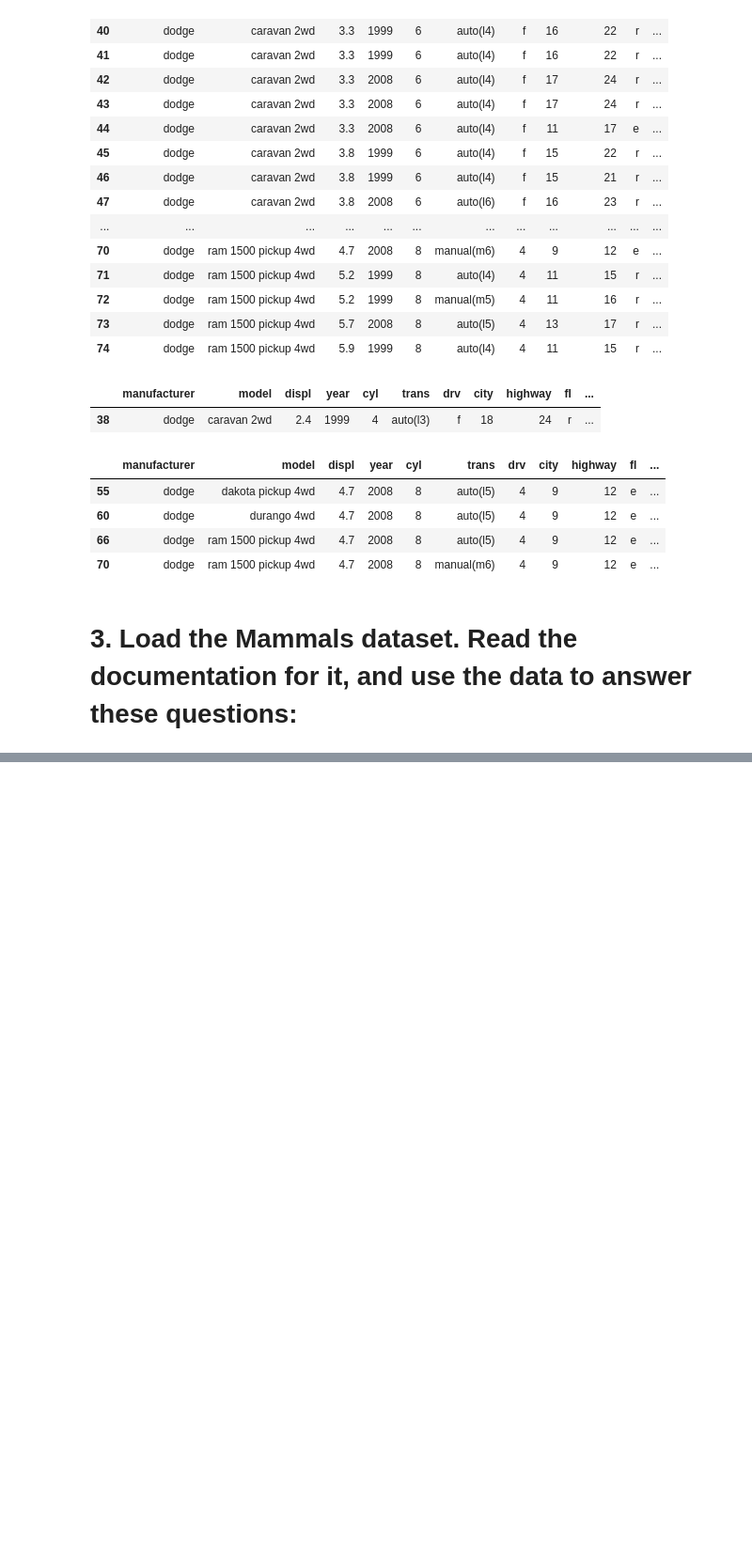
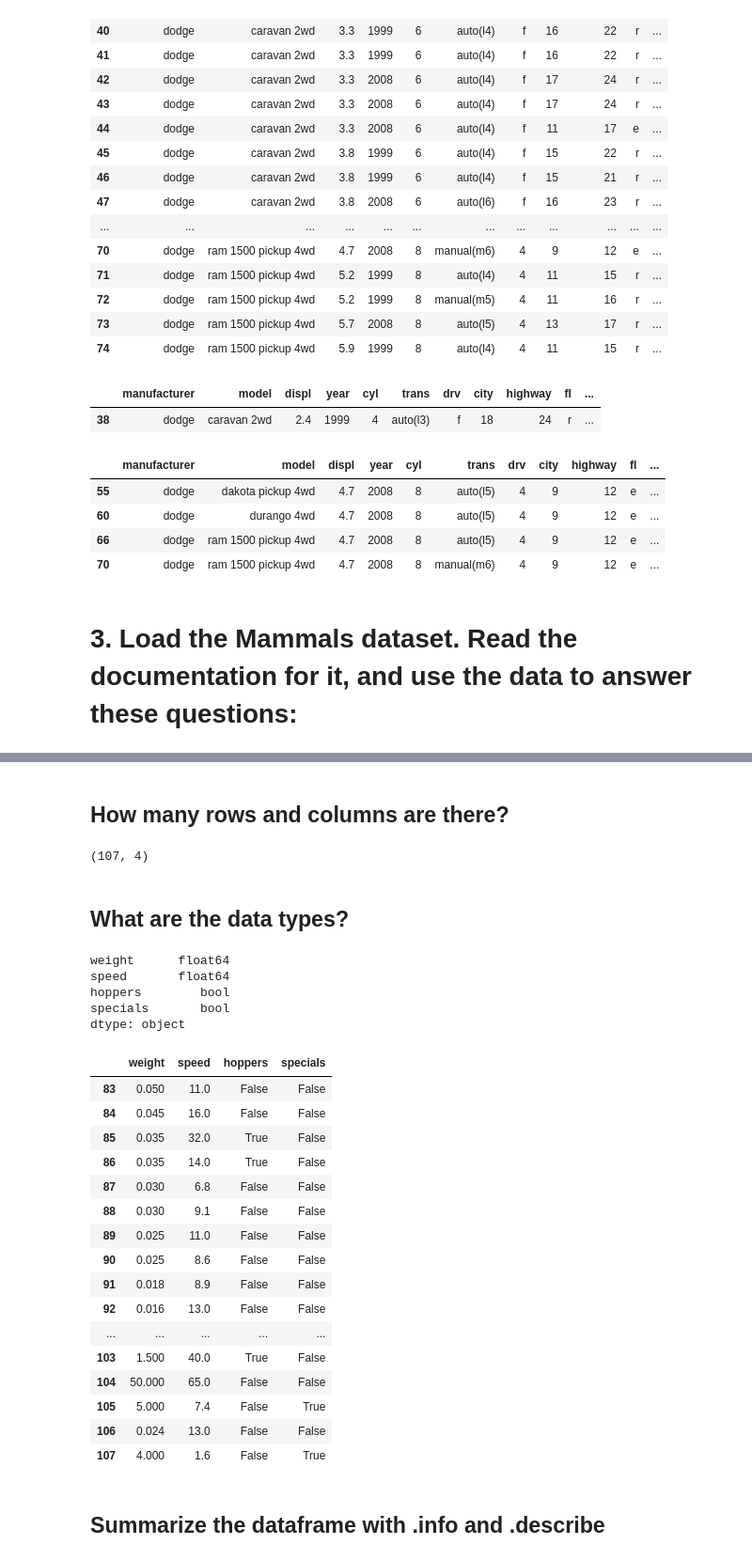
Before and after one commit to mariamnaqvi/numpy-pandas-visualization-exercises, a Jupyter notebook: dataframes.ipynb, the cells around one changed output, grey strips where cells are left out. Shown: that part at 94% size. Drawn from its saved outputs; the diff is of its cells as text; code cells hidden in the pictures; blank space fills up the shorter version.

```diff
--- a/dataframes.ipynb
+++ b/dataframes.ipynb
@@ -381,3 +381,5 @@ dodge_cars[dodge_cars['average_mileage'] == dodge_cars['average_mileage'].min()]
 | 70 | dodge | ram 1500 pickup 4wd | 4.7 | 2008 | 8 | manual(m6) | 4 | 9 | 12 | e | ... |
 # %% [markdown]
 # 3. Load the Mammals dataset. Read the documentation for it, and use the data to answer these questions:
+# %%
+Mammals = data('Mammals')
@@ -383,0 +407,38 @@ dodge_cars[dodge_cars['average_mileage'] == dodge_cars['average_mileage'].min()]
+# %% [markdown]
+## How many rows and columns are there?
+# %%
+Mammals.shape
+# %% [output]
+(107, 4)
+# %% [markdown]
+## What are the data types?
+# %%
+Mammals.dtypes
+# %% [output]
+weight      float64
+speed       float64
+hoppers        bool
+specials       bool
+dtype: object
+# %%
+Mammals.tail(25)
+# %% [output]
+|  | weight | speed | hoppers | specials |
+| 83 | 0.050 | 11.0 | False | False |
+| 84 | 0.045 | 16.0 | False | False |
+| 85 | 0.035 | 32.0 | True | False |
+| 86 | 0.035 | 14.0 | True | False |
+| 87 | 0.030 | 6.8 | False | False |
+| 88 | 0.030 | 9.1 | False | False |
+| 89 | 0.025 | 11.0 | False | False |
+| 90 | 0.025 | 8.6 | False | False |
+| 91 | 0.018 | 8.9 | False | False |
+| 92 | 0.016 | 13.0 | False | False |
+| ... | ... | ... | ... | ... |
+| 103 | 1.500 | 40.0 | True | False |
+| 104 | 50.000 | 65.0 | False | False |
+| 105 | 5.000 | 7.4 | False | True |
+| 106 | 0.024 | 13.0 | False | False |
+| 107 | 4.000 | 1.6 | False | True |
+# %% [markdown]
+## Summarize the dataframe with .info and .describe
```
Also changed, not shown: parts of 13 cells of this notebook.
